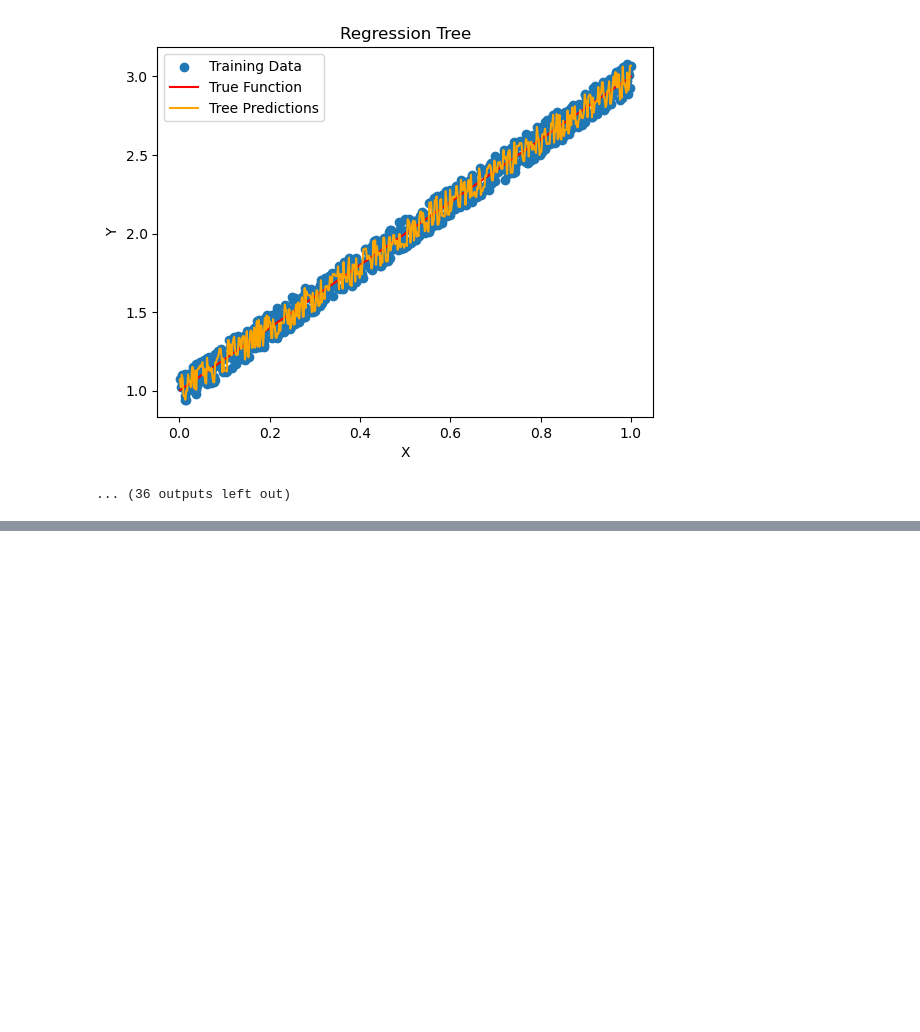
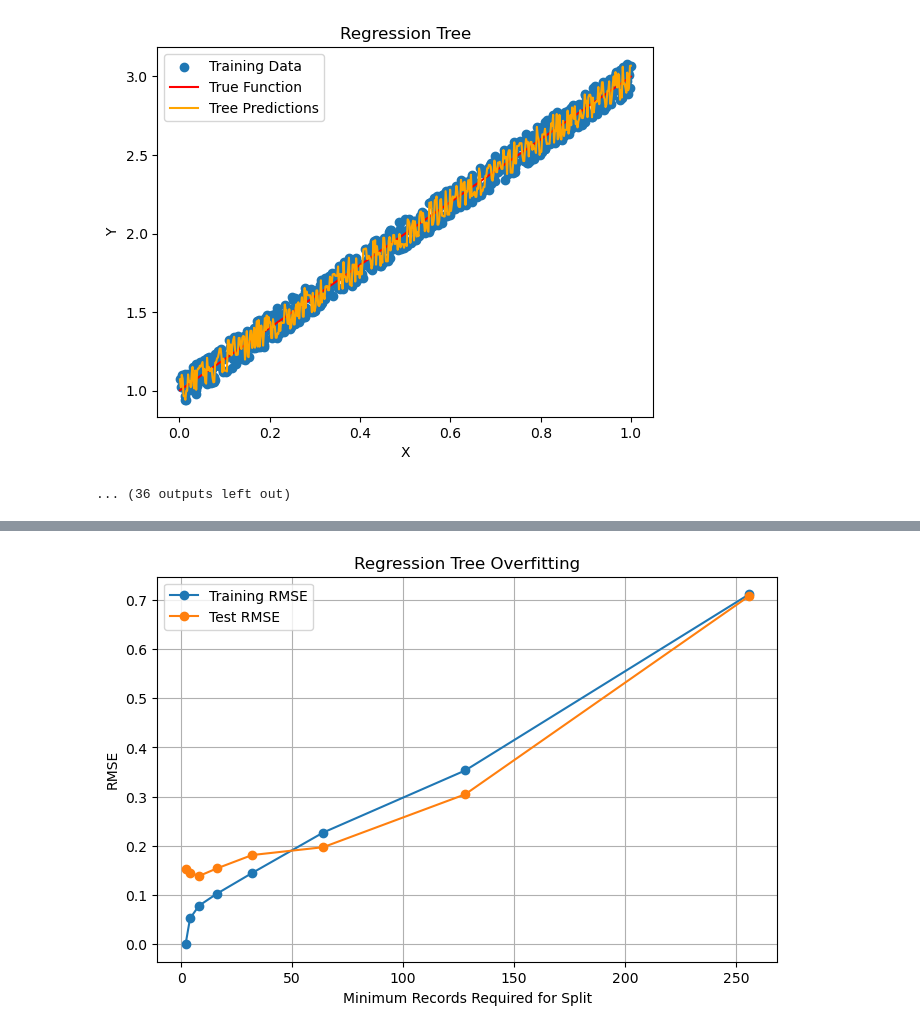
Before and after one commit to malopez3/cs6220_homework, a Jupyter notebook: Marco Lopez CS6220 HW 2.ipynb, the cells around one changed output, grey strips where cells are left out. Cells and saved outputs as stored; diff of their text form; code cells hidden in the pictures; blank space fills up the shorter version.

```diff
--- a/Marco Lopez CS6220 HW 2.ipynb
+++ b/Marco Lopez CS6220 HW 2.ipynb
@@ -853,3 +853,97 @@ Minimum records required for split: 1
 Test RMSE: 0.28762823019160844
 [figure]
 ... (36 outputs left out)
+# %%
+from sklearn.model_selection import train_test_split
+from sklearn.metrics import mean_squared_error
+import numpy as np
+import matplotlib.pyplot as plt
+
+# Generate dataset
+data = generate_noisy_dataset(
+    functions=[],
+    true_function=lambda x: np.sin(2 * np.pi * x),
+    x_range=[0.0, 1.0],
+    n_samples=200,
+    noise_level=0.2
+)
+
+# Split into training and testing data
+train_data, test_data = train_test_split(
+    data,
+    test_size=0.2,
+    random_state=42
+)
+
+# Min_records values
+min_records_values = [2, 4, 8, 16, 32, 64, 128, 256]
+
+training_rmse = []
+test_rmse = []
+
+# Train a tree for each min_records value
+for min_record in min_records_values:
+
+    tree = RegressionTree()
+
+    tree.fit(
+        train_data,
+        min_records=min_record,
+        true_function=lambda x: np.sin(2 * np.pi * x)
+    )
+
+    # Training data
+    X_train = train_data.iloc[:, :-1].to_numpy()
+    y_train = train_data.iloc[:, -1].to_numpy()
+
+    # Test data
+    X_test = test_data.iloc[:, :-1].to_numpy()
+    y_test = test_data.iloc[:, -1].to_numpy()
+
+    # Predictions
+    train_predictions = tree.predict(X_train)
+    test_predictions = tree.predict(X_test)
+
+    # RMSE
+    train_error = np.sqrt(
+        mean_squared_error(y_train, train_predictions)
+    )
+
+    test_error = np.sqrt(
+        mean_squared_error(y_test, test_predictions)
+    )
+
+    training_rmse.append(train_error)
+    test_rmse.append(test_error)
+
+    print(
+        f"min_records = {min_record}, "
+        f"Training RMSE = {train_error:.4f}, "
+        f"Test RMSE = {test_error:.4f}"
+    )
+
+# Plot results
+plt.figure(figsize=(8, 5))
+
+plt.plot(
+    min_records_values,
+    training_rmse,
+    marker="o",
+    label="Training RMSE"
+)
+
+plt.plot(
+    min_records_values,
+    test_rmse,
+    marker="o",
+    label="Test RMSE"
+)
+
+plt.xlabel("Minimum Records Required for Split")
+plt.ylabel("RMSE")
+plt.title("Regression Tree Overfitting")
+plt.legend()
+plt.grid(True)
+
+plt.show()
+# %% [output]
@@ -855,0 +958 @@ Test RMSE: 0.28762823019160844
+[figure, added]
```
Also changed, not shown: parts of 1 cell of this notebook.
